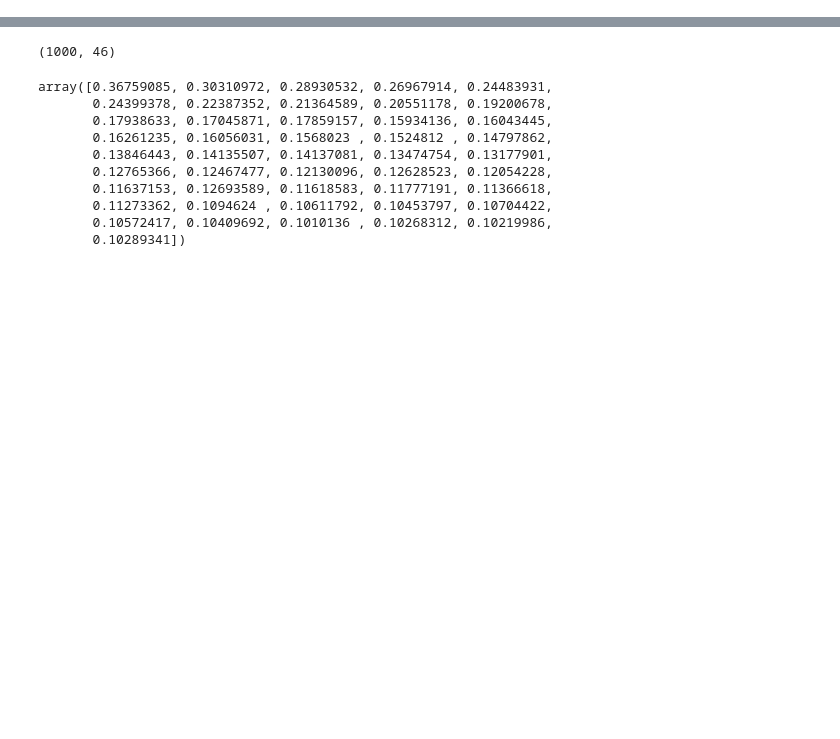
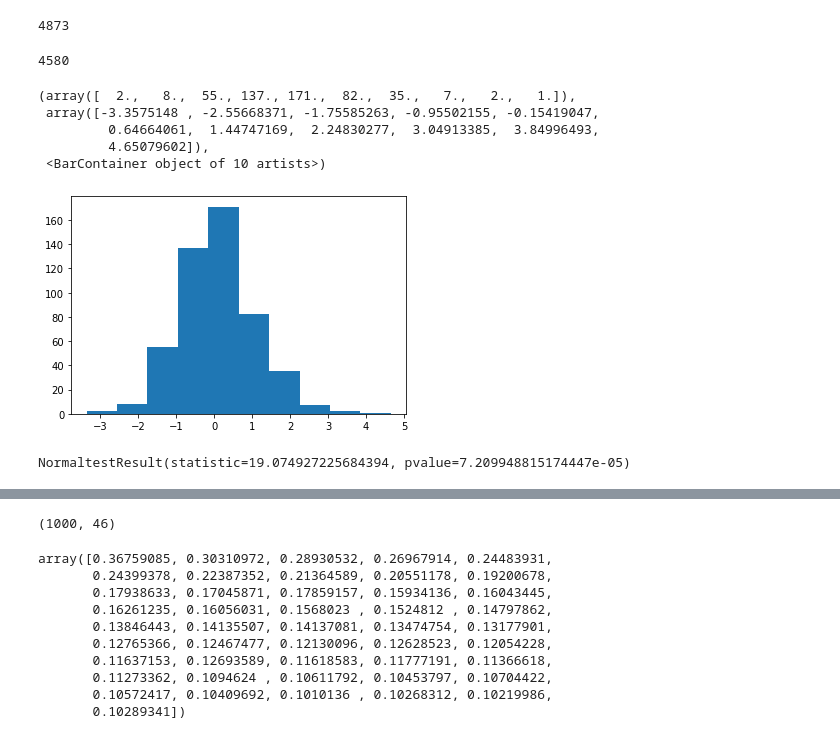
Before and after one commit to Herculens/herculens, a Jupyter notebook: GRF_perturbations/Notebooks/test.ipynb, the cells around one changed output, grey strips where cells are left out. Saved outputs shown, nothing was run; the diff lists cells and outputs as text; code cells hidden in the pictures; blank space fills up the shorter version.

```diff
--- a/GRF_perturbations/Notebooks/test.ipynb
+++ b/GRF_perturbations/Notebooks/test.ipynb
@@ -44,3 +44,13 @@ os.environ["XLA_FLAGS"] = "--xla_force_host_platform_device_count=%d"%(8)
 
 #Fontsize
 FS=18
+# %%
+GRF_class = GRF_inhomogeneities_class(100, 0.08, 500)
+# %%
+        mask_full_variates = np.ones((100, 100), dtype=bool)
+        mask_full_variates[0, 0] = False
+        mask_full_variates[0, 50] = False
+        mask_full_variates[50, 0] = False
+        mask_full_variates[50, 50] = False
+# %%
+Fourier_values = (np.sqrt(2)) * GRF_class.tensor_unit_Fourier_images[:, mask_full_variates]
@@ -46,0 +61,21 @@ FS=18
+# %%
+np.argmin(p_values_normality_real)
+# %% [output]
+4873
+# %%
+np.argmax(p_values_normality_real)
+# %% [output]
+4580
+# %%
+plt.hist(Fourier_values.real[:,4873])
+# %% [output]
+(array([  2.,   8.,  55., 137., 171.,  82.,  35.,   7.,   2.,   1.]),
+ array([-3.3575148 , -2.55668371, -1.75585263, -0.95502155, -0.15419047,
+         0.64664061,  1.44747169,  2.24830277,  3.04913385,  3.84996493,
+         4.65079602]),
+ <BarContainer object of 10 artists>)
+[figure, added]
+# %%
+scipy.stats.normaltest(Fourier_values.real[:,4873])
+# %% [output]
+NormaltestResult(statistic=19.074927225684394, pvalue=7.209948815174447e-05)
```
Also changed, not shown: parts of 12 cells of this notebook, 5 other files.
